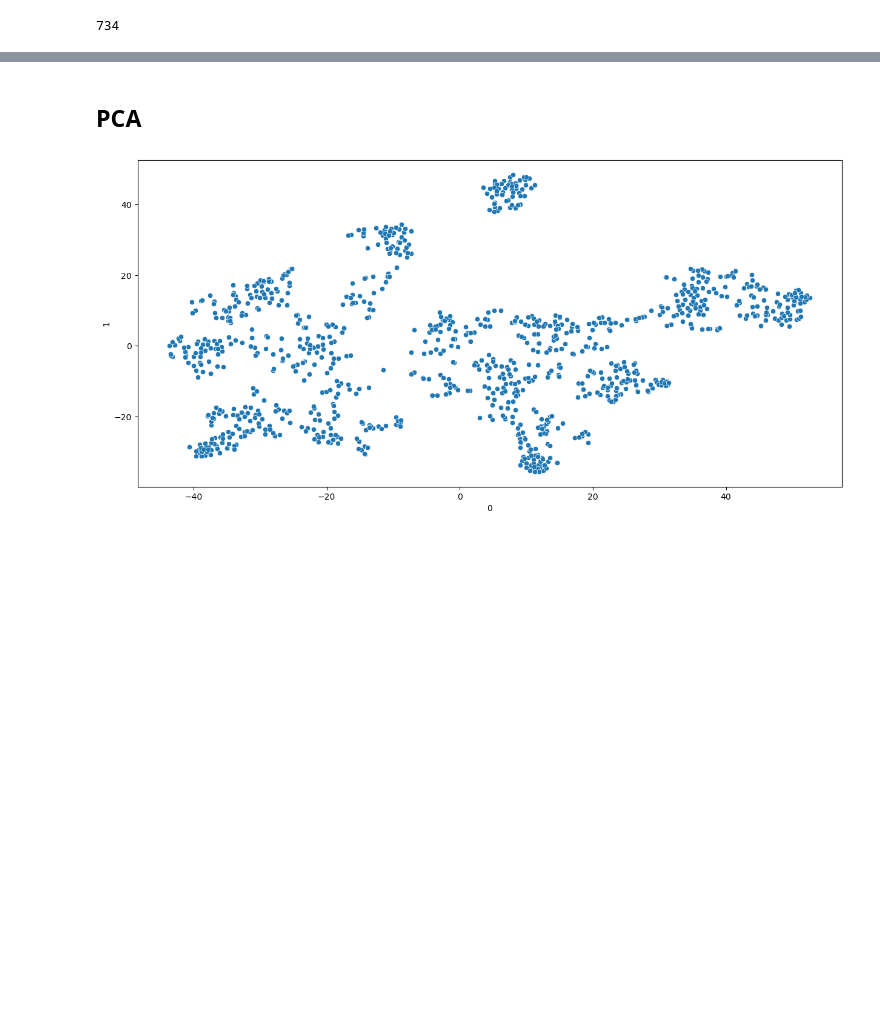
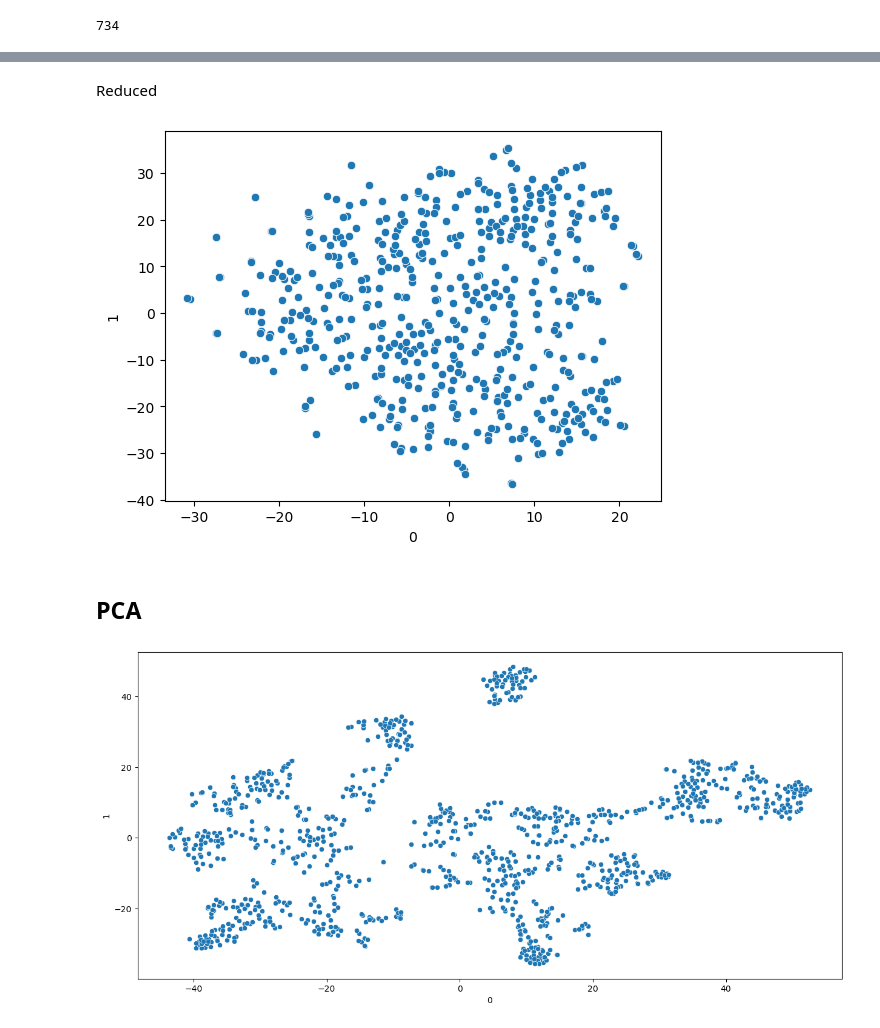
Before and after one commit to matteoperiani2/social_bias_framework, a Jupyter notebook: project.ipynb, the cells around one changed output, grey strips where cells are left out. Saved outputs shown, nothing was run; the diff lists cells and outputs as text; code cells hidden in the pictures; blank space fills up the shorter version.

```diff
--- a/project.ipynb
+++ b/project.ipynb
@@ -84,0 +55,8 @@ len(min_counter)
+# %%
+df = pd.read_pickle(CONFIG.dataset.train_data_preproc)
+pruned_df = remove_post_from_annotation_count(df, 1)
+print(len(pruned_df))
+# pruned_df = remove_post_from_annotation_count(pruned_df, 2)
+# print(len(pruned_df))
+pruned_df = df_aggregator(pruned_df)
+print(len(pruned_df))
@@ -84,0 +67,3 @@ len(min_counter)
+# %%
+min_counter, min_emb = get_minorities_embedding(pruned_df)
+len(min_counter)
@@ -84,0 +72,3 @@ len(min_counter)
+# %%
+min_counter, min_emb, sim_minorities, minorities_map = aggregate_minority(min_counter, min_emb, tresh=0.9)
+len(min_counter)
@@ -85,3 +133,11 @@ len(min_counter)
+# %% [markdown]
+Reduced
+# %%
+low_dim_data = tsne.fit_transform(np.asarray([emb for _,emb in min_emb.items()]))
+tsne_df =  pd.DataFrame(low_dim_data)
+ax = sns.scatterplot(data=tsne_df, x=0, y=1)
+# %% [output]
+[figure, added]
 # %% [markdown]
 ## PCA
 # %%
```
Also changed, not shown: parts of 22 cells of this notebook, 2 other files.
